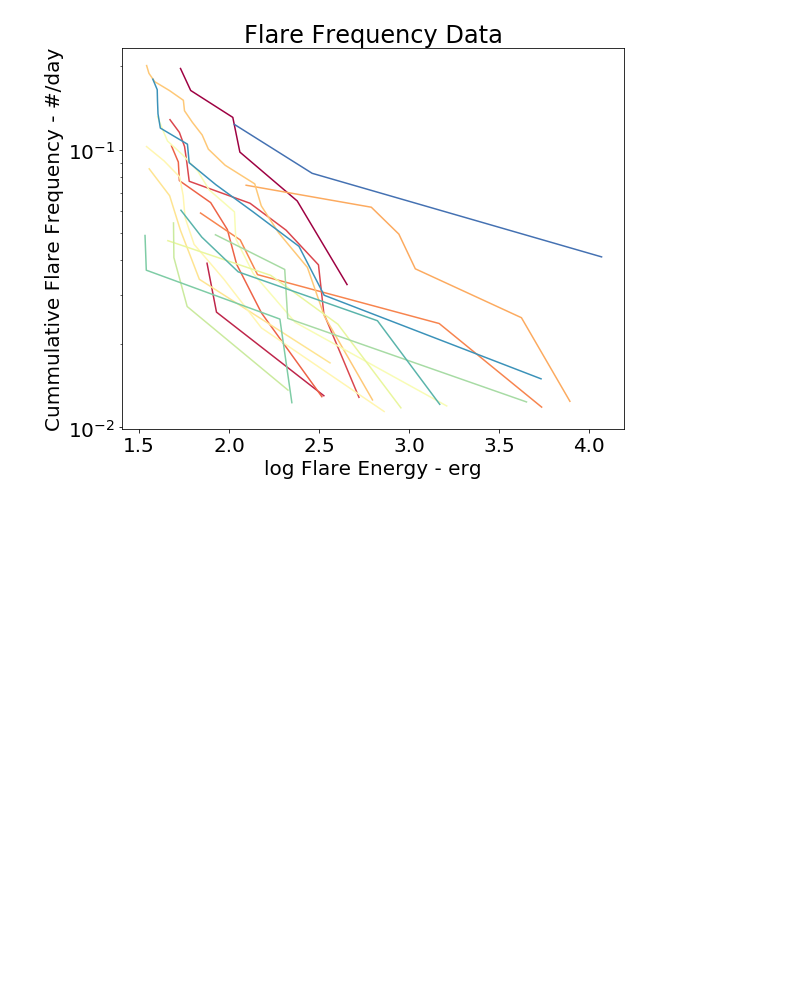
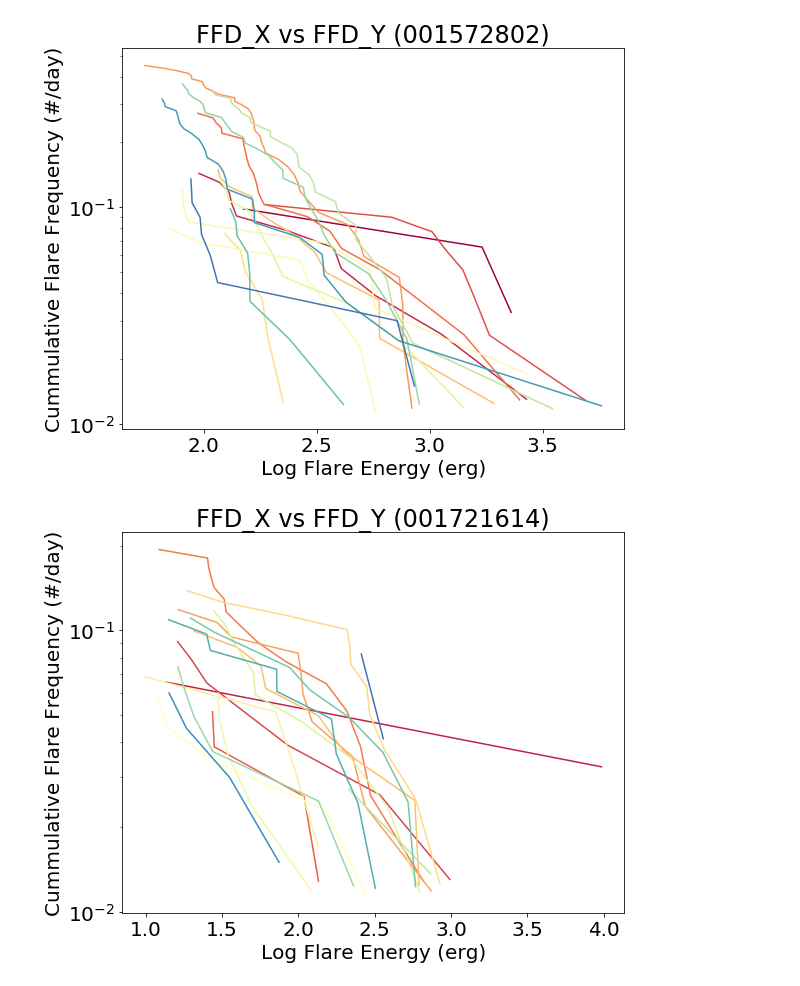
Before and after one commit to mscoggs/flare_cycles, a Jupyter notebook: flaregraphs.ipynb, the cells around one changed output. Saved outputs shown, nothing was run; the diff lists cells and outputs as text; code cells hidden in the pictures; blank space fills up the shorter version.

Commit message:
made 3 plots for 10 per stars

```diff
--- a/flaregraphs.ipynb
+++ b/flaregraphs.ipynb
@@ -17,39 +15,46 @@ import matplotlib.pyplot as plt
 # %%
 #plotting a reverse cummulative sum for a single KIC# number, hoping for a smooth change in frequency over time
 #plotting only the significant data
 
-dir = '004349043' #KIC#/directory
-files = glob('KICs/' + dir + "/*.flare") #Glob all of the files in the directory - get all flares for a star
+targets = open("KICs/targets.txt", "r") # a file containing all the KICs we want to plot
 EPOINT = 0 # need to fix this
+
+np.seterr(invalid='ignore') #ignore the Nans
+plt.rcParams.update({'font.size': 20}) #font size
+cmap = plt.cm.Spectral # color scheme -- visible color spectrum, starting with red as the earliest
 names=("t_start", "t_stop", "t_peak", "amplitude", "FWHM", "duration", "t_peak_aflare1",
        "t_FWHM_aflare1", "amplitude_aflare1", "flare_chisq", "KS_d_model", "KS_p_model",
        "KS_d_cont", "KS_p_cont", "Equiv_Dur", "ED68i", "ED90i")
 
+for line in targets: #going through each KIC
 
-plt.figure(figsize=(9,7))
-plt.yscale('log')
-plt.xlabel("log Flare Energy - erg")
-plt.ylabel("Cummulative Flare Frequency - #/day")
-plt.title("Flare Frequency Data")
-cmap = plt.cm.Spectral # color scheme -- visible color spectrum, starting with red as the earliest
-plt.rcParams.update({'font.size': 24})
-np.seterr(invalid='ignore')#ignore the Nans
+    KIC = line.rstrip('\n') #stripping the return off each line
+    files = glob('KICs/'+KIC+"/*.flare") #Glob all of the files in the directory - get all flares for a star
 
+    plt.figure(figsize=(9,7))
+    plt.title("FFD_X vs FFD_Y ("+KIC+')')
+    plt.ylabel("Cummulative Flare Frequency (#/day)")
+    plt.xlabel("Log Flare Energy (erg)")
+    plt.yscale('log')
 
-for x in range(len(files)):
+    for x in range(len(files)):
 
-    toteDur = pd.read_table(files[x], skiprows=5, nrows=1, header=None,
-                            delim_whitespace=True, usecols=(7,)
-                           ).iloc[0].values[0] #getting the total duration of each file
+        toteDur = pd.read_table(files[x], skiprows=5, nrows=1, header=None,
+                                delim_whitespace=True, usecols=(7,)
+                               ).iloc[0].values[0]  #getting the total duration of each file
 
-    df = pd.read_table(files[x], comment="#", delimiter=",", names=names)
-    energy = df['Equiv_Dur'] # This is the energy column of the flare data
-    sort = np.argsort(energy) #get indices that would sort the energy array
+        df = pd.read_table(files[x], comment="#", delimiter=",", names=names)
+        energy = df['Equiv_Dur'] #This is the energy column of the flare data
+        sort = np.argsort(energy) #get indices that would sort the energy array
 
-    ffd_xEnergy = np.log10(energy[sort][::-1]) + EPOINT #log the reverse of sorted energy
-    ffd_yFrequency = (np.arange(1, len(ffd_xEnergy)+1, 1))/toteDur #get evenly spaced intervals, divide by totedur to get flares/day
-    ok68 = ffd_xEnergy >= np.log10(np.median(df['ED68i'])) + EPOINT #use ED68i to get indices of useful data, ignore the junk
+        ffd_xEnergy = np.log10(energy[sort][::-1]) + EPOINT #log the reverse of sorted energy
+        ffd_yFrequency = (np.arange(1, len(ffd_xEnergy)+1, 1))/toteDur #get evenly spaced intervals, divide by totedur to get flares/day
 
-    plt.plot(ffd_xEnergy[ok68], ffd_yFrequency[ok68], c = cmap(x/float(len(files))))#  c = # color scheme -- visible color spectrum, starting with red as the earliest
+        ok68 = ffd_xEnergy >= np.log10(np.median(df['ED68i'])) + EPOINT #use ED68i to get indices of useful data, ignore the junk
+
+        plt.plot(ffd_xEnergy[ok68], ffd_yFrequency[ok68], c = cmap(x/float(len(files)))) #only plotting significant data, using ok68
+
+    plt.savefig('ffd_x-vs-ffd_y-sig-plot/'+KIC+'_whole_FFD.png')
 # %% [output]
-[figure, old version]
+[figure, new version]
+[figure, added]
```
Also changed, not shown: parts of 6 cells of this notebook, 36 other files.
